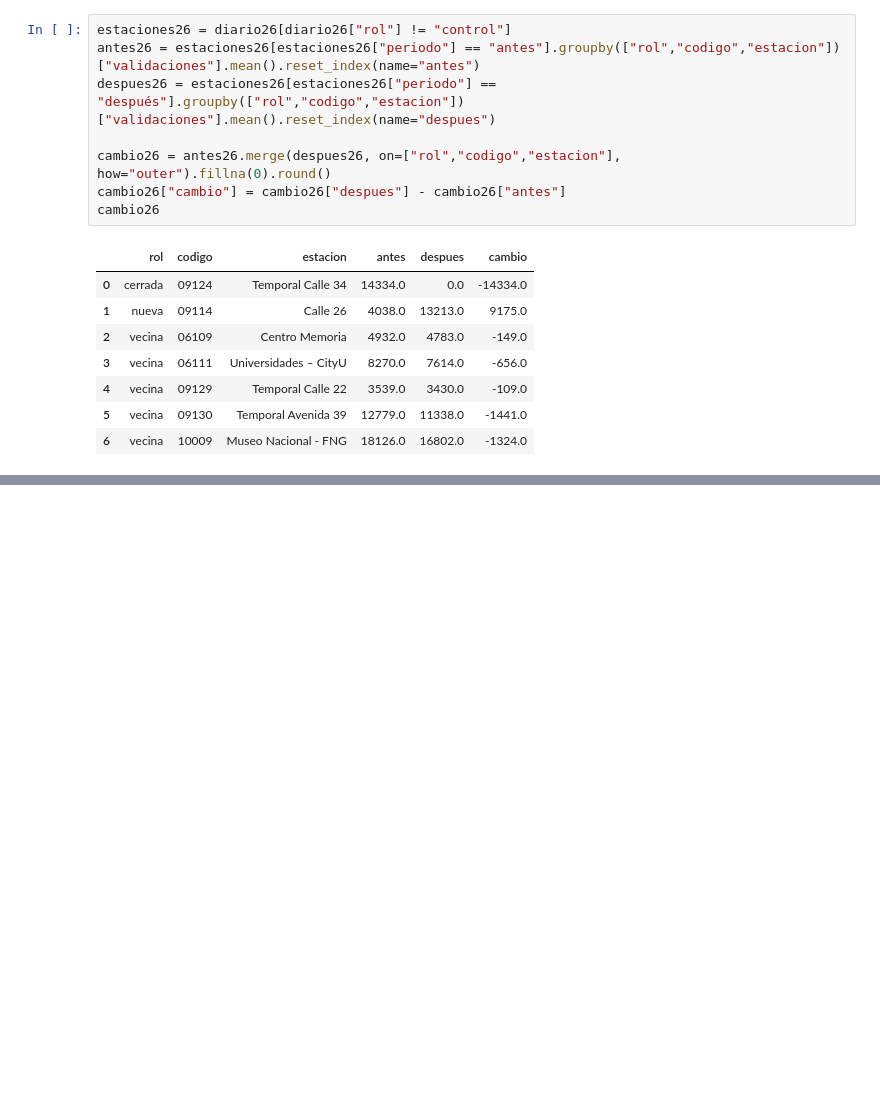
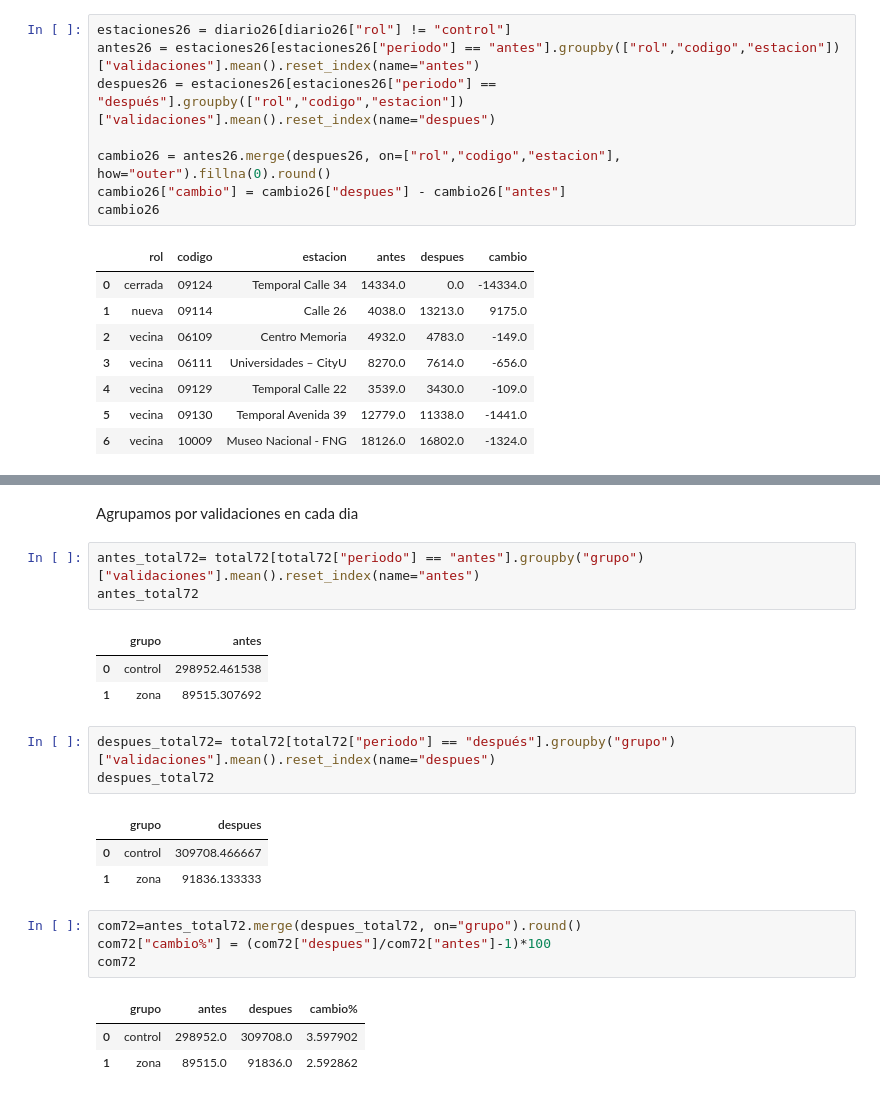
Before and after one commit to Sebast68h/Proyecto2-Transmilenio, a Jupyter notebook: NOOTEBOOKS/03_analisis.ipynb, the cells around one changed output, grey strips where cells are left out. Drawn from its saved outputs; the diff is of its cells as text; blank space fills up the shorter version.

```diff
--- a/NOOTEBOOKS/03_analisis.ipynb
+++ b/NOOTEBOOKS/03_analisis.ipynb
@@ -277,0 +307,24 @@ Calle 26: todas las estaciones bajaron. Pensamos que fue por las vacaciones de m
+# %% [markdown]
+Agrupamos por validaciones en cada dia
+# %%
+antes_total72= total72[total72["periodo"] == "antes"].groupby("grupo")["validaciones"].mean().reset_index(name="antes")
+antes_total72
+# %% [output]
+|  | grupo | antes |
+| 0 | control | 298952.461538 |
+| 1 | zona | 89515.307692 |
+# %%
+despues_total72= total72[total72["periodo"] == "después"].groupby("grupo")["validaciones"].mean().reset_index(name="despues")
+despues_total72
+# %% [output]
+|  | grupo | despues |
+| 0 | control | 309708.466667 |
+| 1 | zona | 91836.133333 |
+# %%
+com72=antes_total72.merge(despues_total72, on="grupo").round()
+com72["cambio%"] = (com72["despues"]/com72["antes"]-1)*100
+com72
+# %% [output]
+|  | grupo | antes | despues | cambio% |
+| 0 | control | 298952.0 | 309708.0 | 3.597902 |
+| 1 | zona | 89515.0 | 91836.0 | 2.592862 |
```
Also changed, not shown: parts of 9 cells of this notebook, 1 other file.
